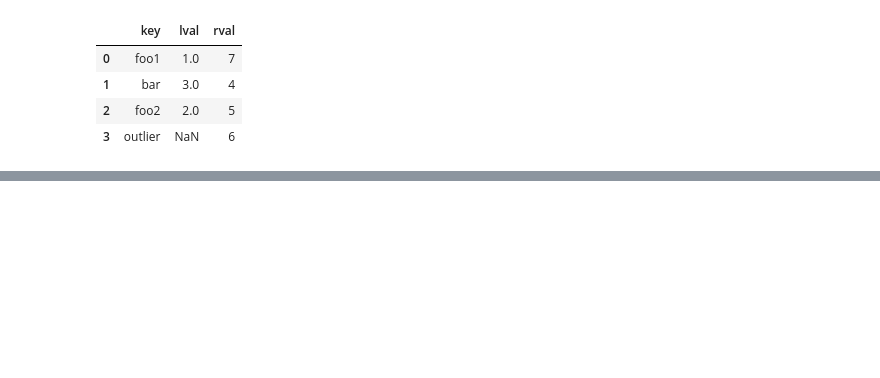
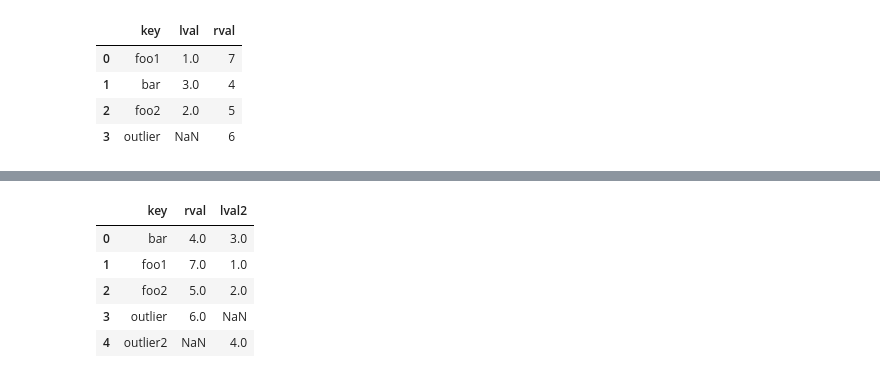
Before and after one commit to XionVolt/Ai-Ml, a Jupyter notebook: Programming/Pandas/07_mergingAndJoiningAndConcatenate.ipynb, the cells around one changed output, grey strips where cells are left out. Cells and saved outputs as stored; diff of their text form; code cells hidden in the pictures; blank space fills up the shorter version.

```diff
--- a/Programming/Pandas/07_mergingAndJoiningAndConcatenate.ipynb
+++ b/Programming/Pandas/07_mergingAndJoiningAndConcatenate.ipynb
@@ -114,0 +146,15 @@ toydata4.merge(toydata5, on='key', how='right') # right join
+# %%
+# outet join/full join -> https://www.youtube.com/live/Ssy1EfK5S-o?si=tFIhllpzMeGdeDVO&t=3407
+toydata7 = pd.DataFrame({
+    'key': ['foo1', 'foo2', 'bar','outlier2'],
+    'lval2': [1, 2, 3, 4]
+})
+toydata5.merge(toydata7, on='key', how='outer')
+# so we get all values from both dataframes, irrespective of the fact they exist in each other or not
+# %% [output]
+|  | key | rval | lval2 |
+| 0 | bar | 4.0 | 3.0 |
+| 1 | foo1 | 7.0 | 1.0 |
+| 2 | foo2 | 5.0 | 2.0 |
+| 3 | outlier | 6.0 | NaN |
+| 4 | outlier2 | NaN | 4.0 |
```
Also changed, not shown: parts of 7 cells of this notebook, 4 other files.
